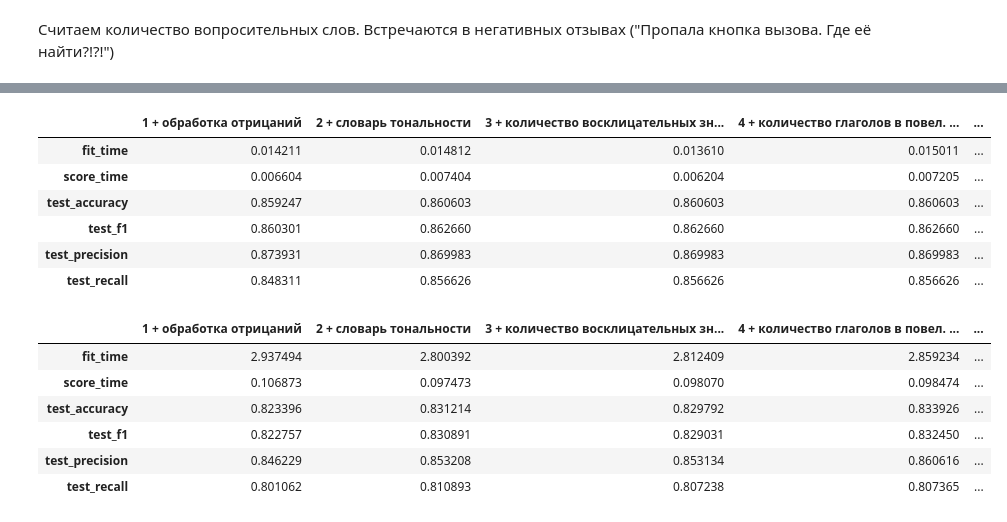
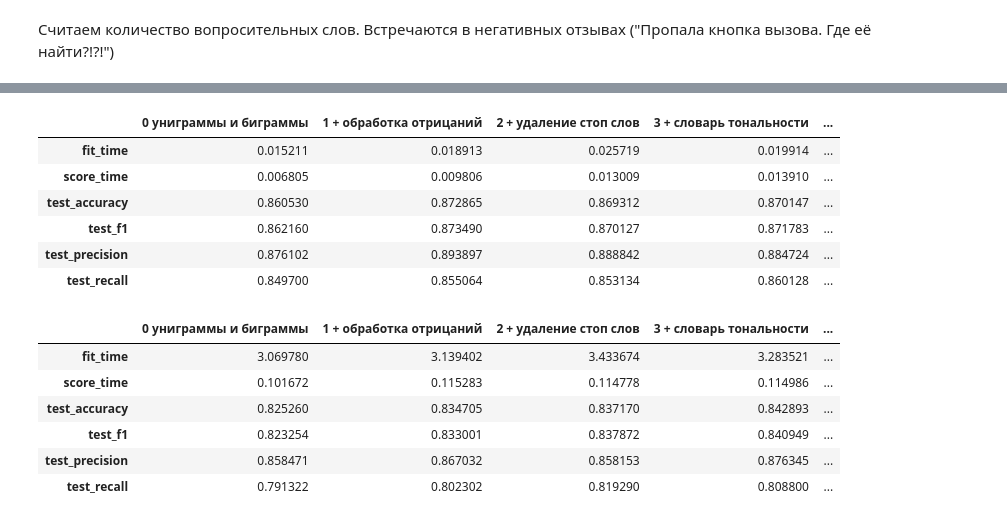
Before and after one commit to dayannn/sentiments, a Jupyter notebook: Sent2.ipynb, the cells around one changed output, grey strips where cells are left out. Saved outputs shown, nothing was run; the diff lists cells and outputs as text; code cells hidden in the pictures.

```diff
--- a/Sent2.ipynb
+++ b/Sent2.ipynb
@@ -711,16 +823,16 @@ initial_revs['imps'] = [getImperatives(line) for line in initial_revs.content]
 # %%
-tone[:,2] = list(initial_revs['imps'])
+tone[:,2] = list(initial_left_revs['imps'])
 
 for i in range(tone.shape[1]):
     tone[:, i] = tone[:, i] - tone[:, i].min()
     tone[:, i] = tone[:, i] /tone[:, i].max()
 # %%
-train = sparse.csr_matrix(np.hstack((cvect_uni_bi_neg.todense(), tone[:, 0:2])))
+train = sparse.csr_matrix(np.hstack((cvect_uni_bi_neg_stop.todense(), tone[:, 0:2])))
 
-scores1_imper_num = pd.DataFrame(cross_validate(clf_svm, train, revs_norm_neg.rating, scoring=scoring, cv=5, return_train_score=False))
-scores2_imper_num = pd.DataFrame(cross_validate(clf_rf, train, revs_norm_neg.rating, scoring=scoring, cv=5, return_train_score=False))
-scores3_imper_num = pd.DataFrame(cross_validate(clf_lr, train, revs_norm_neg.rating, scoring=scoring, cv=5, return_train_score=False))
-scores4_imper_num = pd.DataFrame(cross_validate(clf_nb, train, revs_norm_neg.rating, scoring=scoring, cv=5, return_train_score=False))
+scores1_imper_num = pd.DataFrame(cross_validate(clf_svm, train, revs_norm_neg_stop.rating, scoring=scoring, cv=5, return_train_score=False))
+scores2_imper_num = pd.DataFrame(cross_validate(clf_rf, train, revs_norm_neg_stop.rating, scoring=scoring, cv=5, return_train_score=False))
+scores3_imper_num = pd.DataFrame(cross_validate(clf_lr, train, revs_norm_neg_stop.rating, scoring=scoring, cv=5, return_train_score=False))
+scores4_imper_num = pd.DataFrame(cross_validate(clf_nb, train, revs_norm_neg_stop.rating, scoring=scoring, cv=5, return_train_score=False))
 # %%
 scores_imper_num = pd.DataFrame({
     "SVM" : scores1_imper_num.mean(),
@@ -745,7 +857,7 @@ scores_imper_num
 # %%
 interrogative_words = ["где", "как", "зачем", "почему", "какой"]
 
-for i, text in enumerate(norm_texts_neg_splitted):
+for i, text in enumerate(norm_texts_neg_stop_splitted):
     count = 0
     for j, word in enumerate(text):
         if (word in interrogative_words):
@@ -762,10 +870,10 @@ cvect_uni_bi_neg.shape
 # %%
-train = sparse.csr_matrix(np.hstack((cvect_uni_bi_neg.todense(), tone[:, 0:3])))
+train = sparse.csr_matrix(np.hstack((cvect_uni_bi_neg_stop.todense(), tone[:, 0:3])))
 
-scores1_interr_num = pd.DataFrame(cross_validate(clf_svm, train, revs_norm_neg.rating, scoring=scoring, cv=5, return_train_score=False))
-scores2_interr_num = pd.DataFrame(cross_validate(clf_rf, train, revs_norm_neg.rating, scoring=scoring, cv=5, return_train_score=False))
-scores3_interr_num = pd.DataFrame(cross_validate(clf_lr, train, revs_norm_neg.rating, scoring=scoring, cv=5, return_train_score=False))
-scores4_interr_num = pd.DataFrame(cross_validate(clf_nb, train, revs_norm_neg.rating, scoring=scoring, cv=5, return_train_score=False))
+scores1_interr_num = pd.DataFrame(cross_validate(clf_svm, train, revs_norm_neg_stop.rating, scoring=scoring, cv=5, return_train_score=False))
+scores2_interr_num = pd.DataFrame(cross_validate(clf_rf, train, revs_norm_neg_stop.rating, scoring=scoring, cv=5, return_train_score=False))
+scores3_interr_num = pd.DataFrame(cross_validate(clf_lr, train, revs_norm_neg_stop.rating, scoring=scoring, cv=5, return_train_score=False))
+scores4_interr_num = pd.DataFrame(cross_validate(clf_nb, train, revs_norm_neg_stop.rating, scoring=scoring, cv=5, return_train_score=False))
 # %%
 scores_interr_num = pd.DataFrame({
     "SVM" : scores1_interr_num.mean(),
@@ -815,40 +915,44 @@ result_metrics_svm
 # %%
 result_metrics_nb = pd.DataFrame({
+    "0 униграммы и биграммы" : scores_uni_bi['Naive Bayes'],
     "1 + обработка отрицаний" : scores_uni_bi_neg['Naive Bayes'],
-    "2 + словарь тональности" : scores_tone_dict['Naive Bayes'],
-    "3 + количество восклицательных знаков" : scores_excl_num['Naive Bayes'],
-    "4 + количество глаголов в повел. накл." : scores_imper_num['Naive Bayes'],
-    "5 + количество вопросительных слов" : scores_interr_num['Naive Bayes']
+    "2 + удаление стоп слов" : scores_uni_bi_neg_stop['Naive Bayes'],
+    "3 + словарь тональности" : scores_tone_dict['Naive Bayes'],
+    "4 + количество восклицательных знаков" : scores_excl_num['Naive Bayes'],
+    "5 + количество глаголов в повел. накл." : scores_imper_num['Naive Bayes'],
+    "6 + количество вопросительных слов" : scores_interr_num['Naive Bayes']
 
 })
 
 result_metrics_nb
 # %% [output]
-|  | 1 + обработка отрицаний | 2 + словарь тональности | 3 + количество восклицательных зн... | 4 + количество глаголов в повел. ... | ... |
-| fit_time | 0.014211 | 0.014812 | 0.013610 | 0.015011 | ... |
-| score_time | 0.006604 | 0.007404 | 0.006204 | 0.007205 | ... |
-| test_accuracy | 0.859247 | 0.860603 | 0.860603 | 0.860603 | ... |
-| test_f1 | 0.860301 | 0.862660 | 0.862660 | 0.862660 | ... |
-| test_precision | 0.873931 | 0.869983 | 0.869983 | 0.869983 | ... |
-| test_recall | 0.848311 | 0.856626 | 0.856626 | 0.856626 | ... |
+|  | 0 униграммы и биграммы | 1 + обработка отрицаний | 2 + удаление стоп слов | 3 + словарь тональности | ... |
+| fit_time | 0.015211 | 0.018913 | 0.025719 | 0.019914 | ... |
+| score_time | 0.006805 | 0.009806 | 0.013009 | 0.013910 | ... |
+| test_accuracy | 0.860530 | 0.872865 | 0.869312 | 0.870147 | ... |
+| test_f1 | 0.862160 | 0.873490 | 0.870127 | 0.871783 | ... |
+| test_precision | 0.876102 | 0.893897 | 0.888842 | 0.884724 | ... |
+| test_recall | 0.849700 | 0.855064 | 0.853134 | 0.860128 | ... |
 # %%
 result_metrics_rf = pd.DataFrame({
+    "0 униграммы и биграммы" : scores_uni_bi['Random forest'],
     "1 + обработка отрицаний" : scores_uni_bi_neg['Random forest'],
-    "2 + словарь тональности" : scores_tone_dict['Random forest'],
-    "3 + количество восклицательных знаков" : scores_excl_num['Random forest'],
-    "4 + количество глаголов в повел. накл." : scores_imper_num['Random forest'],
-    "5 + количество вопросительных слов" : scores_interr_num['Random forest']
+    "2 + удаление стоп слов" : scores_uni_bi_neg_stop['Random forest'],
+    "3 + словарь тональности" : scores_tone_dict['Random forest'],
+    "4 + количество восклицательных знаков" : scores_excl_num['Random forest'],
+    "5 + количество глаголов в повел. накл." : scores_imper_num['Random forest'],
+    "6 + количество вопросительных слов" : scores_interr_num['Random forest']
 
 })
 
 result_metrics_rf
 # %% [output]
-|  | 1 + обработка отрицаний | 2 + словарь тональности | 3 + количество восклицательных зн... | 4 + количество глаголов в повел. ... | ... |
-| fit_time | 2.937494 | 2.800392 | 2.812409 | 2.859234 | ... |
-| score_time | 0.106873 | 0.097473 | 0.098070 | 0.098474 | ... |
-| test_accuracy | 0.823396 | 0.831214 | 0.829792 | 0.833926 | ... |
-| test_f1 | 0.822757 | 0.830891 | 0.829031 | 0.832450 | ... |
-| test_precision | 0.846229 | 0.853208 | 0.853134 | 0.860616 | ... |
-| test_recall | 0.801062 | 0.810893 | 0.807238 | 0.807365 | ... |
+|  | 0 униграммы и биграммы | 1 + обработка отрицаний | 2 + удаление стоп слов | 3 + словарь тональности | ... |
+| fit_time | 3.069780 | 3.139402 | 3.433674 | 3.283521 | ... |
+| score_time | 0.101672 | 0.115283 | 0.114778 | 0.114986 | ... |
+| test_accuracy | 0.825260 | 0.834705 | 0.837170 | 0.842893 | ... |
+| test_f1 | 0.823254 | 0.833001 | 0.837872 | 0.840949 | ... |
+| test_precision | 0.858471 | 0.867032 | 0.858153 | 0.876345 | ... |
+| test_recall | 0.791322 | 0.802302 | 0.819290 | 0.808800 | ... |
 # %%
 result_metrics_lr = pd.DataFrame({
```
Also changed, not shown: parts of 46 cells of this notebook.
